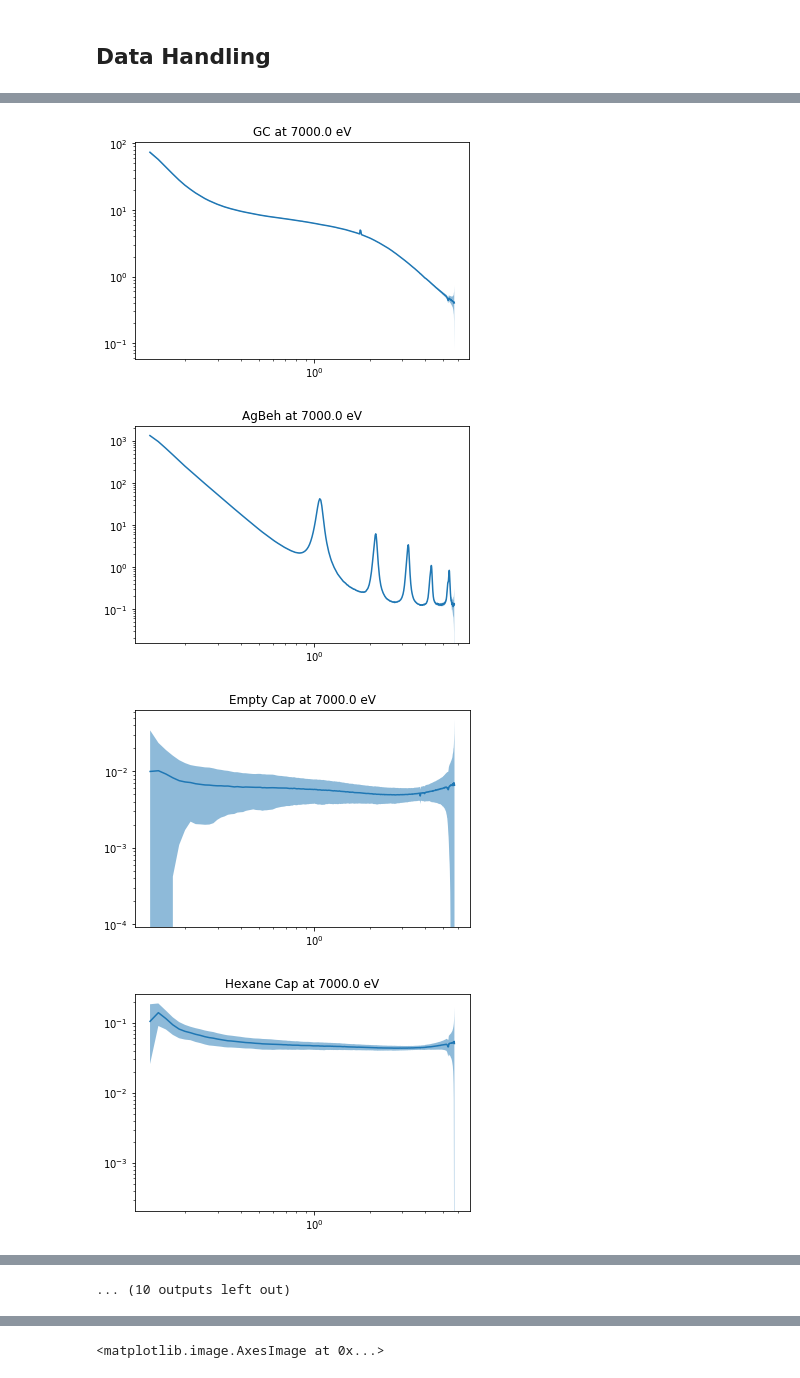
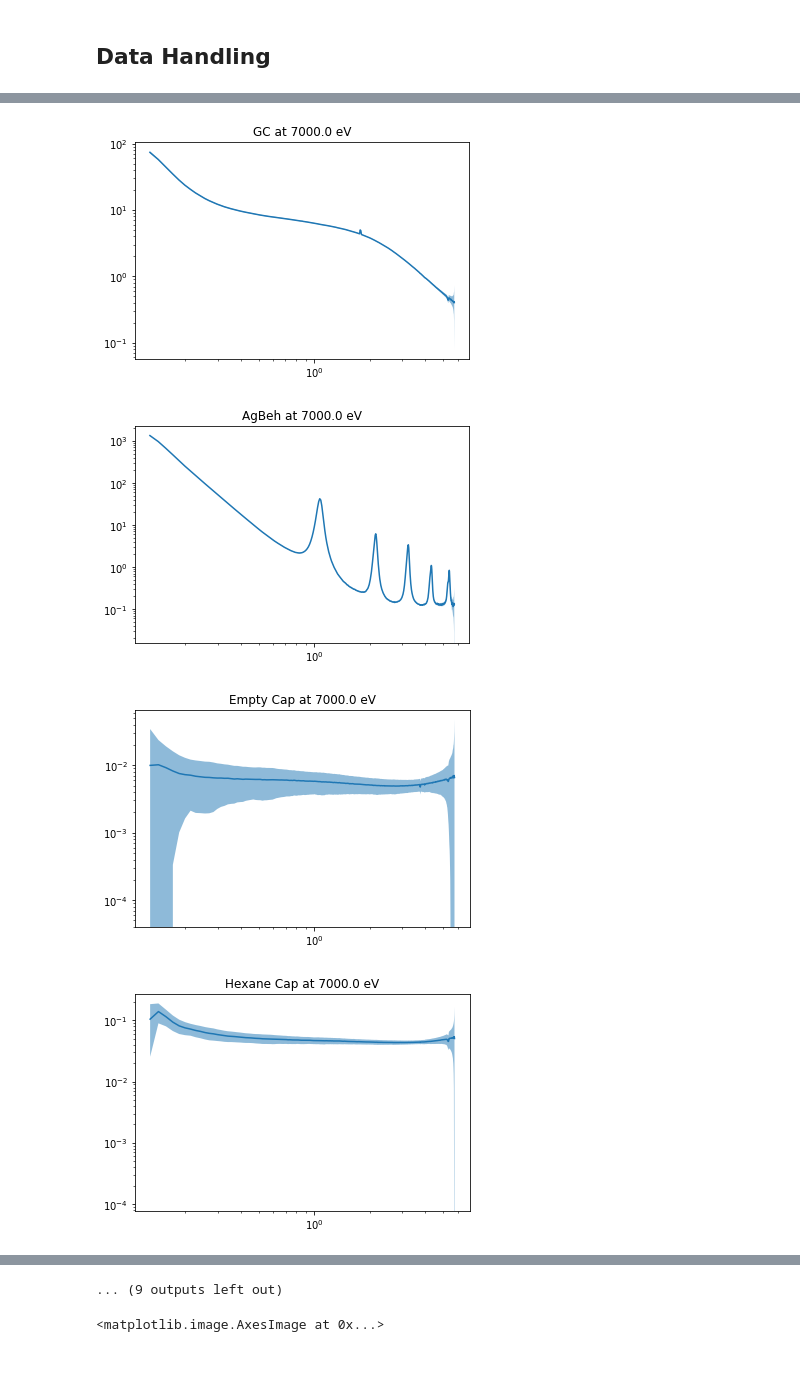
Before and after one commit to EikeGericke/pyASAXS, a Jupyter notebook: ASAXS_DataReduction.ipynb, the cells around one changed output, grey strips where cells are left out. Drawn from its saved outputs; the diff is of its cells as text; code cells hidden in the pictures.

```diff
--- a/ASAXS_DataReduction.ipynb
+++ b/ASAXS_DataReduction.ipynb
@@ -312,6 +312,7 @@ for element in metaFrame.index:
 
     plotTirle_str = str(name)+' at '+str(round(energy))+' eV'
     fig, ax = plt.subplots()
+    e = I * (e/I + image_transmission_deviation/image_transmission)
     ax.fill_between(q, I + scale * e, I - scale * e, alpha=0.5)
     ax.plot(q, I)
     plt.title(plotTirle_str, fontdict=None, loc='center', pad=None)
@@ -323,7 +324,7 @@ for element in metaFrame.index:
 
     # Save Numpy array to csv with header
 
-    save_file_name = pathSave_to1D+os.sep+str(name)+'_'+str(round(energy))+'_eV_Tif_'+str(tifNum)+'.csv'
+    save_file_name = pathSave_to1D+os.sep+str(name)+'_'+str(round(energy))+'_eV_Tif_'+str(tifNum)+'.dat'
     np.savetxt(save_file_name, np.column_stack((q, I, e)), delimiter='\t', header='q in nm-1\tI\tpoisson_error')
 
 outputFrame = metaFrame.join(correctionFrame)
@@ -341,10 +342,9 @@ known 3.705720409 experimental 2710522889.9975567 factor 1.3671607137777538e-09
 [figure]
 [figure]
 [figure]
 [figure]
-[figure, old version]
+[figure, new version]
-[figure, old version]
+[figure, new version]
 [figure]
 [figure]
 [figure]
-... (10 outputs left out)
@@ -351,3 +352,4 @@ known 3.705720409 experimental 2710522889.9975567 factor 1.3671607137777538e-09
+... (9 outputs left out)
 # %%
 fig, ax = plt.subplots()
 ax.imshow(image_Ref, norm=LogNorm())
```
Also changed, not shown: parts of 1 cell of this notebook, 36 other files.
